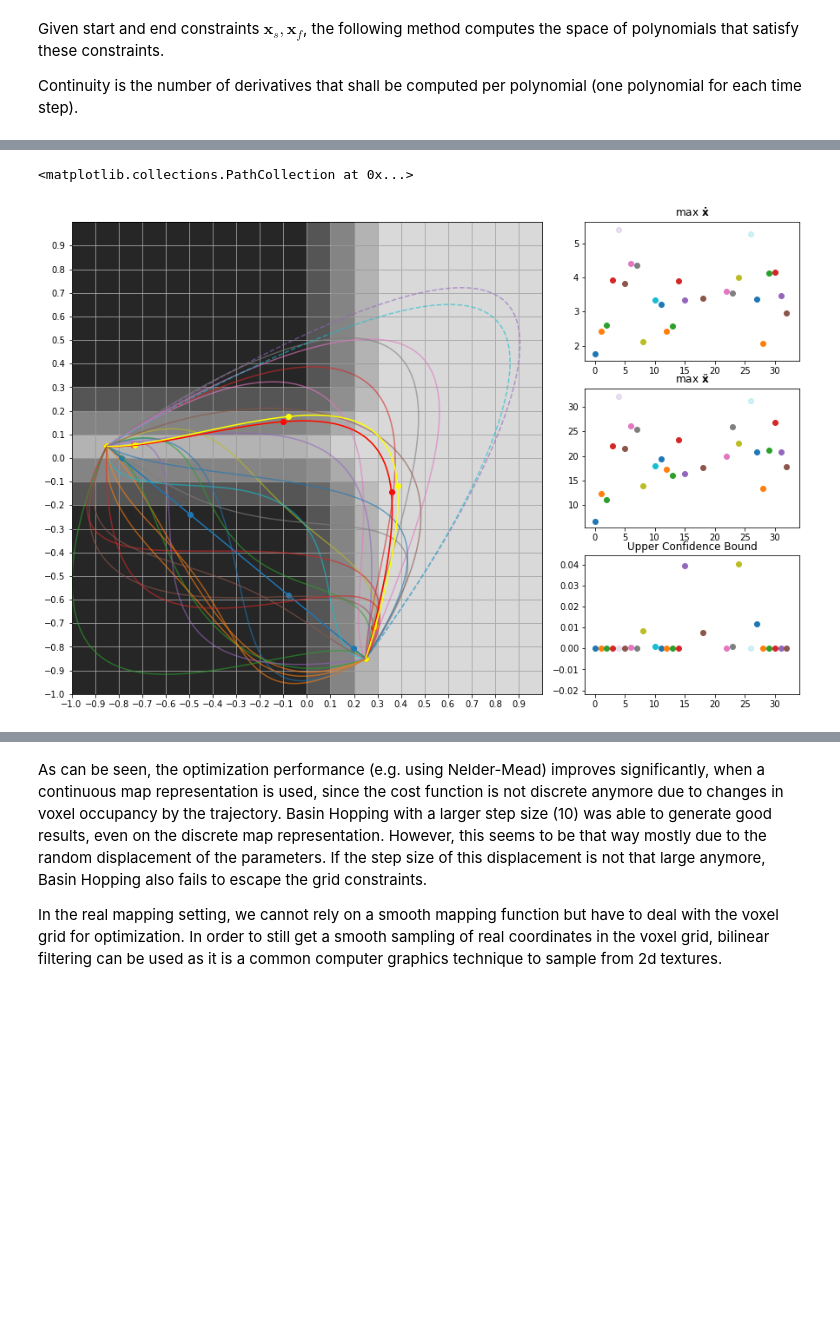
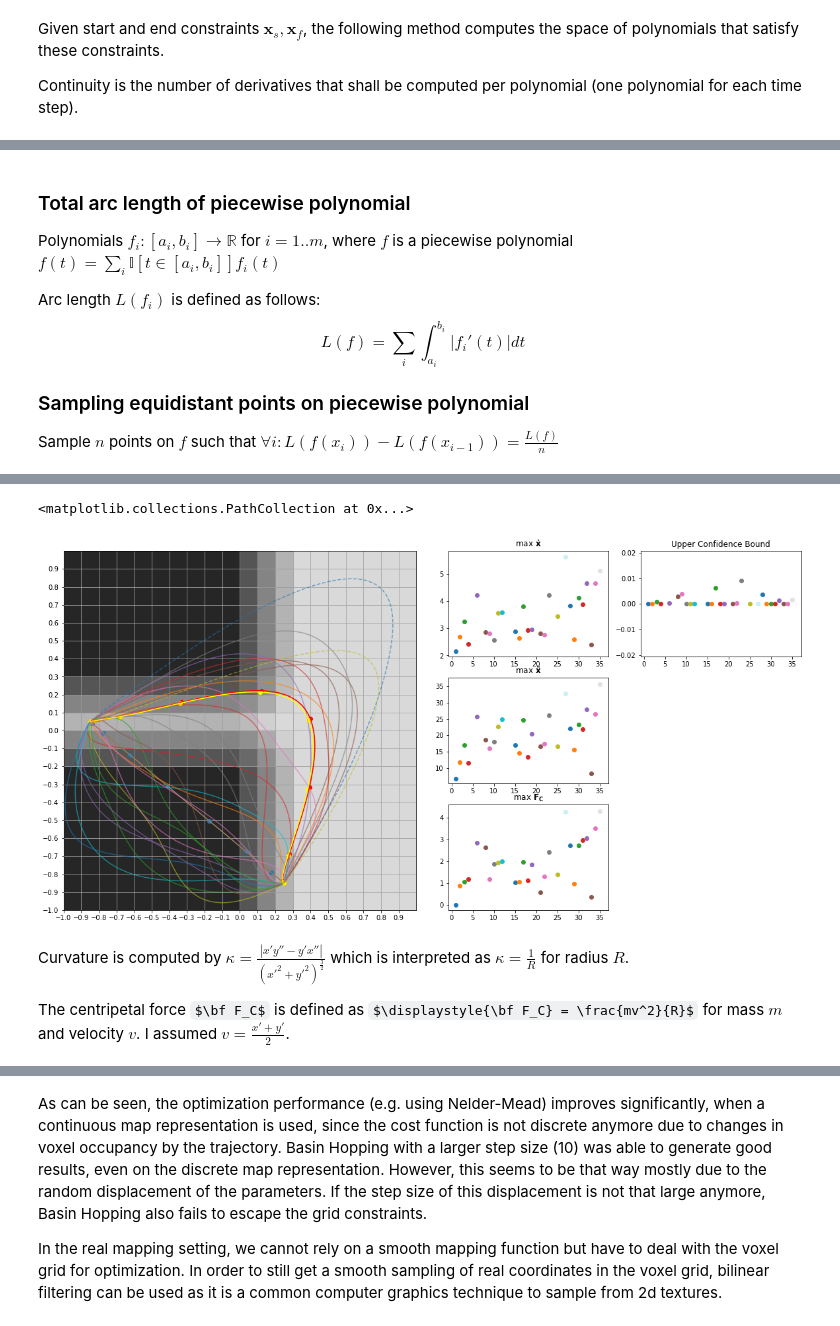
Before and after one commit to pnvyshnav/smap_PD, a Jupyter notebook: stats/Min Snap Trajectory.ipynb, the cells around one changed output, grey strips where cells are left out. Drawn from its saved outputs; the diff is of its cells as text; code cells hidden in the pictures; some formulas as TeX source; blank space fills up the shorter version.

Commit message:
Updated Notebook on trajectory optimization

```diff
--- a/stats/Min Snap Trajectory.ipynb
+++ b/stats/Min Snap Trajectory.ipynb
@@ -198,7 +198,7 @@ def piecewise_min_snap(x_s, x_f, times, degree=4):
 
 x_s = np.array([[2, 0, 0], [9, 0, 0]])
 x_f = np.array([[5, 0, 0], [2, 0, 0]])
-degree = 4
-times = np.linspace(0, 1, 6)
+degree = 7
+times = np.linspace(0, 1, 8)
 solution, free = piecewise_min_snap(x_s, x_f, times, degree)
 # %% [output]
@@ -212,6 +212,6 @@ Null space: (25, 3)
 # %%
 %matplotlib inline
-def trajectory_curve(sol, intermediary=20):
+def trajectory_curve(sol, intermediary=20, equal_arc_length=True):
     curve = []
     ts = []
     dots = []
@@ -227,7 +227,7 @@ def trajectory_curve(sol, intermediary=20):
             ts.append(t1 + j*step)
         if i == len(times)-2:
             dots.append(np.polyval(poly, t2-t1))
-    return ts, curve, dots
+    return ts, np.array(curve), dots
 
 def trajectory_dots(sol):
     dots = []
@@ -254,7 +254,7 @@ def trajectory_curve_derivation(sol, der=1, intermediary=20):
             ts.append(t1 + j*step)
         if i == len(times)-2:
             dots.append(np.polyval(poly, t2-t1))
-    return ts, curve, dots
+    return ts, np.array(curve), dots
 
 def trajectory_dots_derivation(sol, der=1, intermediary=20):
     dots = []
@@ -281,7 +281,8 @@ ax3.plot(xs, ys)
 ax3.scatter(xdots, ydots)
 rs = []
 for k in range(5):
-    r = 500 * (np.random.rand(free.shape[1], 1) - 0.5)
+    print free.shape[1]
+    r = 1500 * (np.random.rand(free.shape[1], 1) - 0.5)
     rs.append(r)
     sol = solution + free.dot(r).T
     _, xs, xdots = trajectory_curve(sol[0,:].reshape((-1, dd)))
@@ -341,3 +347,14 @@ for r in rs:
+# %% [markdown]
+### Total arc length of piecewise polynomial
+Polynomials $f_i:[a_i,b_i]\to\mathbb{R}$ for $i=1..m$, where $f$ is a piecewise polynomial $\displaystyle f(t)=\sum_i\mathbb{I}\left[t\in[a_i, b_i]\right] f_i(t)$
+
+Arc length $L(f_i)$ is defined as follows:
+$$
+L(f) = \sum_i \int_{a_i}^{b_i} \left|f_i'(t)\right| dt
+$$
+
+### Sampling equidistant points on piecewise polynomial
+Sample $n$ points on $f$ such that $\forall i: L(f(x_{i}))-L(f(x_{i-1})) = \frac{L(f)}{n}$
 # %%
 # generate 2d toy map
 voxel_size = 0.1
@@ -421,9 +438,9 @@ def plot_world(ax):
             y = ymin + j * voxel_size
             ax.add_patch(generate_voxel_patch(x, y, world[i][j][0]))
 # %%
-fig = plt.figure(figsize=(15,10))
+fig = plt.figure(figsize=(20,10))
 import matplotlib.gridspec as gridspec
-gs = gridspec.GridSpec(3, 3)
+gs = gridspec.GridSpec(3, 4)
 ax = fig.add_subplot(gs[:3, :2])
 
 ax2 = fig.add_subplot(gs[0, 2])
@@ -431,27 +448,22 @@ ax2.set_title("$\\max\ \\bf \\dot{x}$")
 ax3 = fig.add_subplot(gs[1, 2])
 ax3.set_title("$\\max\ \\bf \\ddot{x}$")
 ax4 = fig.add_subplot(gs[2, 2])
-ax4.set_title("Upper Confidence Bound")
+ax4.set_title("$\\max\ \\bf F_C$")
+ax5 = fig.add_subplot(gs[0, 3])
+ax5.set_title("Upper Confidence Bound")
 
 plot_world(ax)
 
 x_s = np.array([[ 0.25, 0, 0], [-0.85, 0, 0]])
 x_f = np.array([[-0.85, 0, 0], [ 0.05, 0, 0]])
-degree = 4
-times = np.linspace(0, 1, 6)
+degree = 7
+times = np.linspace(0, 1, 10)
 
 solution, free = piecewise_min_snap(x_s, x_f, times, degree)
 ts, xs, xdots = trajectory_curve(solution[0,:].reshape((-1, dd)))
 _, ys, ydots = trajectory_curve(solution[1,:].reshape((-1, dd)))
 ax.plot(xs, ys)
 ax.scatter(xdots, ydots, zorder=2)
-
-_, xs, _ = trajectory_curve_derivation(solution[0,:].reshape((-1, dd)))
-_, ys, _ = trajectory_curve_derivation(solution[1,:].reshape((-1, dd)))
-ax2.scatter([0], [max(np.max(xs), np.max(ys))])
-_, xs, _ = trajectory_curve_derivation(solution[0,:].reshape((-1, dd)), der=2)
-_, ys, _ = trajectory_curve_derivation(solution[1,:].reshape((-1, dd)), der=2)
-ax3.scatter([0], [max(np.max(xs), np.max(ys))])
 
 def evaluate(solution, kappa=-3.2): # todo kappa is NEGATIVE!!
     _, xs, _ = trajectory_curve(solution[0,:].reshape((-1, dd)))
@@ -485,15 +497,16 @@ def evaluate(solution, kappa=-3.2): # todo kappa is NEGATIVE!!
     ucb = float(Decimal(reach) - var_reachability.sqrt() * KAPPA)
     return ucb
 
-ax4.scatter([0], evaluate(solution))
-
 MAX_VELOCITY = 5
 MAX_ACCELERATION = 30
+MAX_FORCE = 3.6
+
+MASS = 0.5 # kg
 
 best_ucb = (evaluate(solution), xs, ys, 100 * (np.random.rand(free.shape[1], 1) - 0.5), xdots, ydots)
 for k in range(35):
     r = 300 * (np.random.rand(free.shape[1], 1) - 0.5)
-    sol = solution + free.dot(r).T
+    sol = solution + free.dot(r).T if k > 0 else solution
     _, xs, xdots = trajectory_curve(sol[0,:].reshape((-1, dd)))
     _, ys, ydots = trajectory_curve(sol[1,:].reshape((-1, dd)))
     xs, ys = np.array(xs), np.array(ys)
@@ -508,15 +521,25 @@ for k in range(35):
     _, ydds, _ = trajectory_curve_derivation(sol[1,:].reshape((-1, dd)), der=2)
     max_acceleration = max(np.max(np.abs(xdds)), np.max(np.abs(ydds)))
 
-    out_of_bounds = max_velocity > MAX_VELOCITY or max_acceleration > MAX_ACCELERATION
+
+    # compute curvature
+    # {\displaystyle \kappa ={\frac {|x'y''-y'x''|}{\left(x'^{2}+y'^{2}\right)^{\frac {3}{2}}}},}
+    curvature = np.abs(xds*ydds - yds*xdds)/((xds**2 + yds**2)**1.5)
+    # compute centripetal force F = curvature * m * v^2
+    v = 0.5 * (xds + yds) # is this the right velocity for both dimensions?
+    force = curvature * MASS * v ** 2
+    max_force = np.max(force)
+
+    out_of_bounds = max_velocity > MAX_VELOCITY or max_acceleration > MAX_ACCELERATION or max_force > MAX_FORCE
 
     ax2.scatter([k+1], [max_velocity], alpha=0.2 if out_of_bounds else 1)
     ax3.scatter([k+1], [max_acceleration], alpha=0.2 if out_of_bounds else 1)
+    ax4.scatter([k+1], [max_force], alpha=0.2 if out_of_bounds else 1)
 
     if ucb > -1000:
-        ax4.scatter([k+1], ucb, alpha=0.2 if out_of_bounds else 1)
+        ax5.scatter([k+1], ucb, alpha=0.2 if out_of_bounds else 1)
     else:
-        ax4.scatter([k+1], np.nan)
+        ax5.scatter([k+1], np.nan)
     if not out_of_bounds and ucb > best_ucb[0]:
         best_ucb = (ucb, xs, ys, r, xdots, ydots)
     ax.plot(xs, ys, alpha=0.6, linestyle="dashed" if out_of_bounds else "solid")
@@ -535,7 +558,7 @@ def best_ucb(params):
 from scipy.optimize import minimize
 
 # res = minimize(best_ucb, r, method='Powell', options={'xtol': 1e-15, 'ftol': 1e-15, 'disp': True, 'maxiter': 2000, 'maxfev': 2000})
-res = minimize(best_ucb, r, method='Nelder-Mead', options={'xtol': 1e-5, 'disp': True, 'maxiter': 100})
+res = minimize(best_ucb, r, method='Nelder-Mead', options={'xtol': 1e-5, 'disp': True, 'maxiter': 500})
 # minimizer_kwargs = {"method": "Powell"}
 # res = scipy.optimize.basinhopping(best_ucb, r, minimizer_kwargs=minimizer_kwargs, niter=100)
 
@@ -569,5 +590,9 @@ Optimization terminated successfully.
 <matplotlib.collections.PathCollection at 0x...>
-[figure, old version]
+[figure, new version]
+# %% [markdown]
+Curvature is computed by ${\displaystyle \kappa ={\frac {\left|x'y''-y'x''\right|}{\left(x'^{2}+y'^{2}\right)^{\frac {3}{2}}}}}$ which is interpreted as $\displaystyle\kappa = \frac{1}{R}$ for radius $R$.
+
+The centripetal force $\bf F_C$ is defined as $\displaystyle{\bf F_C} = \frac{mv^2}{R}$ for mass $m$ and velocity $v$. I assumed $\displaystyle v=\frac{x' + y'}{2}$.
 # %%
 from tqdm import tnrange, tqdm_notebook
 from ipywidgets import FloatProgress
```
Also changed, not shown: parts of 29 cells of this notebook.
